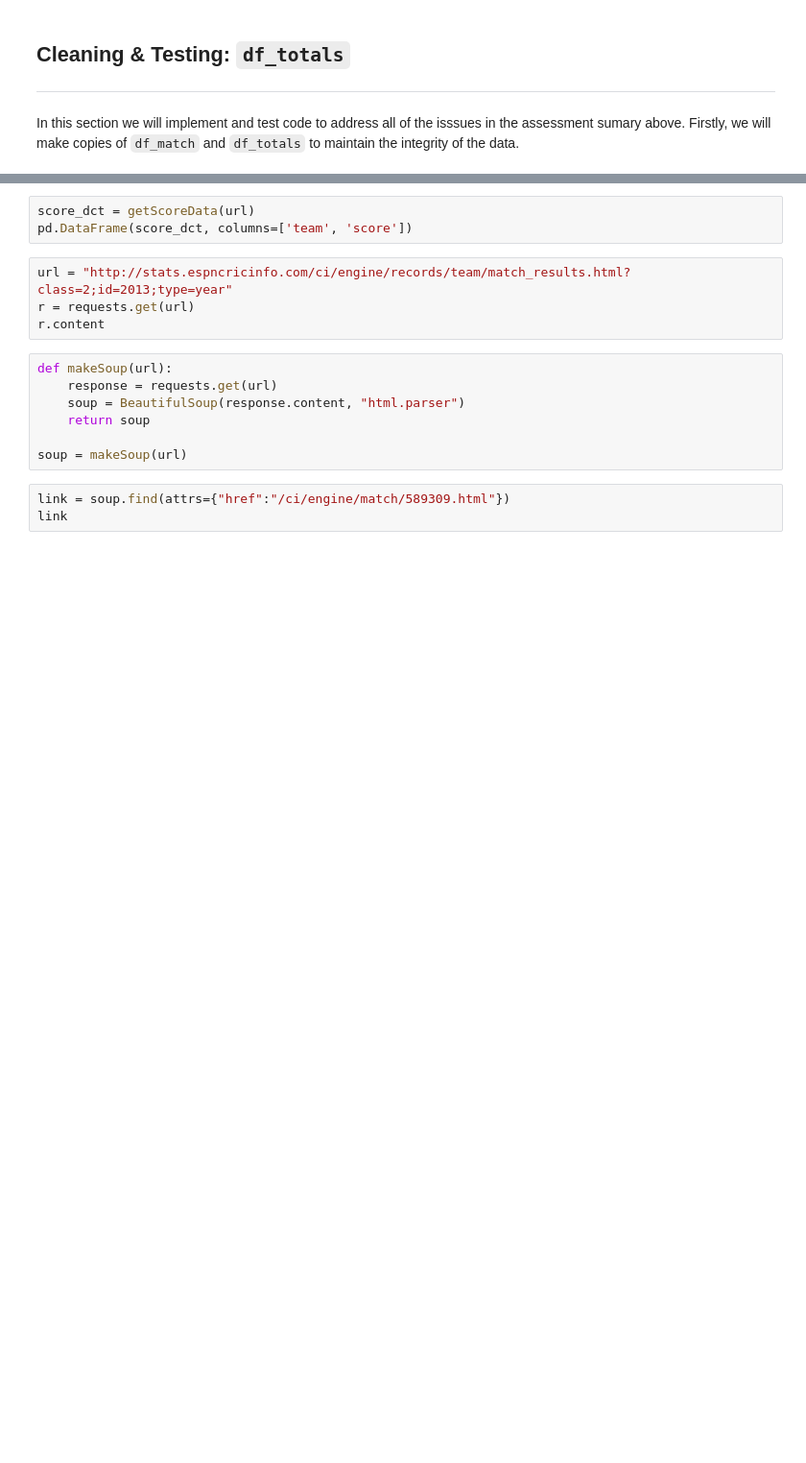
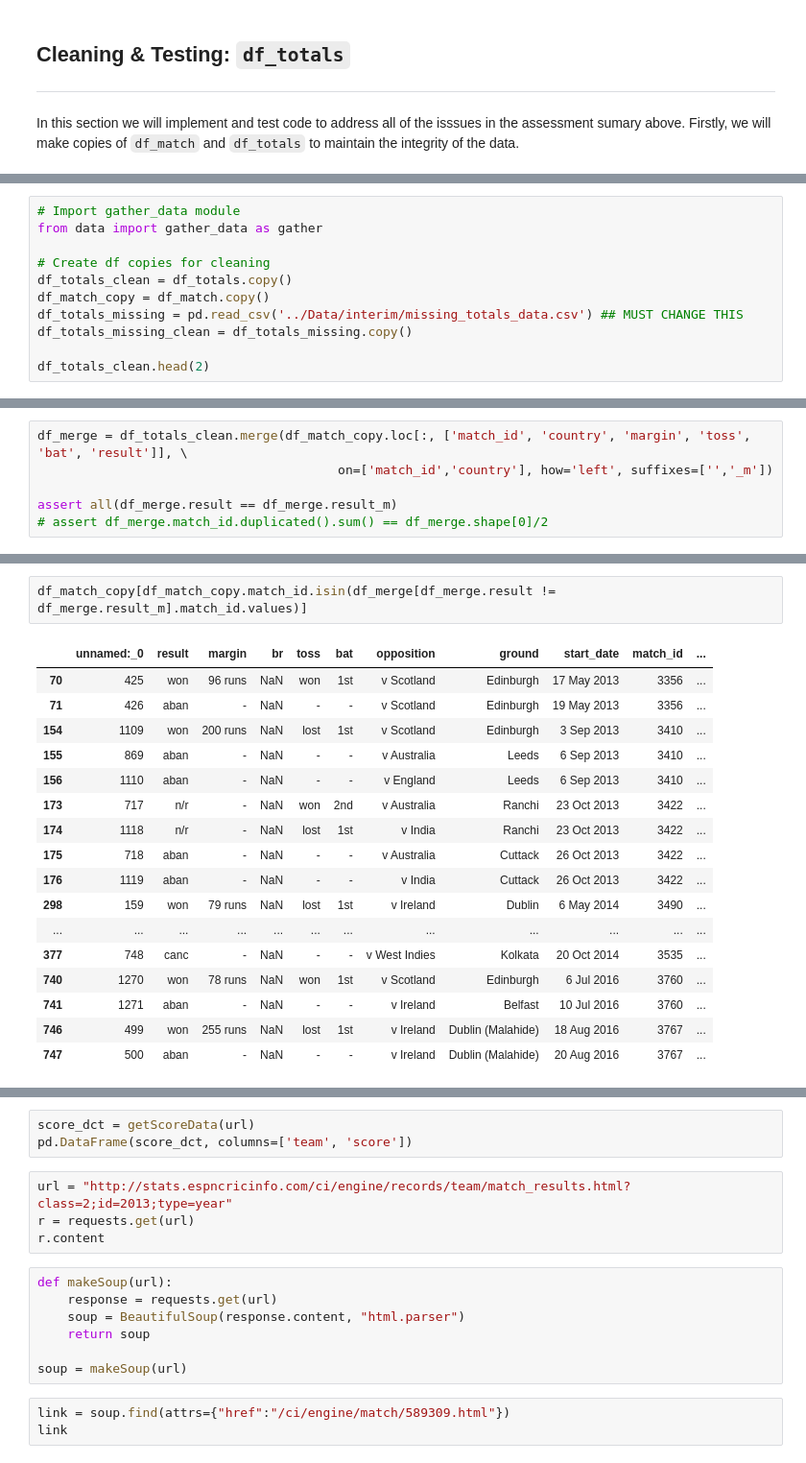
Before and after one commit to matt-fielding8/ODI_Cricket, a Jupyter notebook: notebooks/ODI_Cricket_Wrangle.ipynb, the cells around one changed output, grey strips where cells are left out. Shown: that part at 96% size. Saved outputs shown, nothing was run; the diff lists cells and outputs as text; blank space fills up the shorter version.

```diff
--- a/notebooks/ODI_Cricket_Wrangle.ipynb
+++ b/notebooks/ODI_Cricket_Wrangle.ipynb
@@ -727,0 +648,11 @@ def getScoreData(url):
+# %%
+# Import gather_data module
+from data import gather_data as gather
+
+# Create df copies for cleaning
+df_totals_clean = df_totals.copy()
+df_match_copy = df_match.copy()
+df_totals_missing = pd.read_csv('../Data/interim/missing_totals_data.csv') ## MUST CHANGE THIS
+df_totals_missing_clean = df_totals_missing.copy()
+
+df_totals_clean.head(2)
@@ -727,0 +830,6 @@ def getScoreData(url):
+# %%
+df_merge = df_totals_clean.merge(df_match_copy.loc[:, ['match_id', 'country', 'margin', 'toss', 'bat', 'result']], \
+                                        on=['match_id','country'], how='left', suffixes=['','_m'])
+
+assert all(df_merge.result == df_merge.result_m)
+# assert df_merge.match_id.duplicated().sum() == df_merge.shape[0]/2
@@ -727,0 +845,20 @@ def getScoreData(url):
+# %%
+df_match_copy[df_match_copy.match_id.isin(df_merge[df_merge.result != df_merge.result_m].match_id.values)]
+# %% [output]
+|  | unnamed:_0 | result | margin | br | toss | bat | opposition | ground | start_date | match_id | ... |
+| 70 | 425 | won | 96 runs | NaN | won | 1st | v Scotland | Edinburgh | 17 May 2013 | 3356 | ... |
+| 71 | 426 | aban | - | NaN | - | - | v Scotland | Edinburgh | 19 May 2013 | 3356 | ... |
+| 154 | 1109 | won | 200 runs | NaN | lost | 1st | v Scotland | Edinburgh | 3 Sep 2013 | 3410 | ... |
+| 155 | 869 | aban | - | NaN | - | - | v Australia | Leeds | 6 Sep 2013 | 3410 | ... |
+| 156 | 1110 | aban | - | NaN | - | - | v England | Leeds | 6 Sep 2013 | 3410 | ... |
+| 173 | 717 | n/r | - | NaN | won | 2nd | v Australia | Ranchi | 23 Oct 2013 | 3422 | ... |
+| 174 | 1118 | n/r | - | NaN | lost | 1st | v India | Ranchi | 23 Oct 2013 | 3422 | ... |
+| 175 | 718 | aban | - | NaN | - | - | v Australia | Cuttack | 26 Oct 2013 | 3422 | ... |
+| 176 | 1119 | aban | - | NaN | - | - | v India | Cuttack | 26 Oct 2013 | 3422 | ... |
+| 298 | 159 | won | 79 runs | NaN | lost | 1st | v Ireland | Dublin | 6 May 2014 | 3490 | ... |
+| ... | ... | ... | ... | ... | ... | ... | ... | ... | ... | ... | ... |
+| 377 | 748 | canc | - | NaN | - | - | v West Indies | Kolkata | 20 Oct 2014 | 3535 | ... |
+| 740 | 1270 | won | 78 runs | NaN | won | 1st | v Scotland | Edinburgh | 6 Jul 2016 | 3760 | ... |
+| 741 | 1271 | aban | - | NaN | - | - | v Ireland | Belfast | 10 Jul 2016 | 3760 | ... |
+| 746 | 499 | won | 255 runs | NaN | lost | 1st | v Ireland | Dublin (Malahide) | 18 Aug 2016 | 3767 | ... |
+| 747 | 500 | aban | - | NaN | - | - | v Ireland | Dublin (Malahide) | 20 Aug 2016 | 3767 | ... |
```
Also changed, not shown: parts of 164 cells of this notebook, 1 other file.
